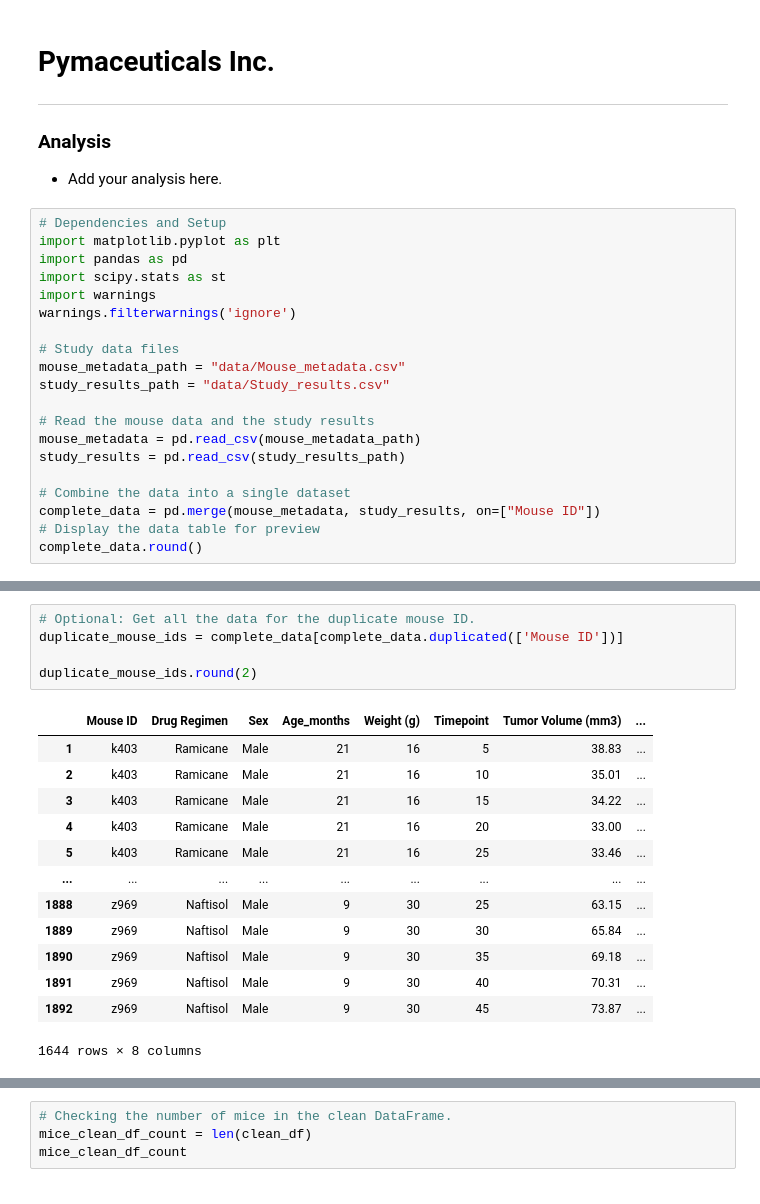
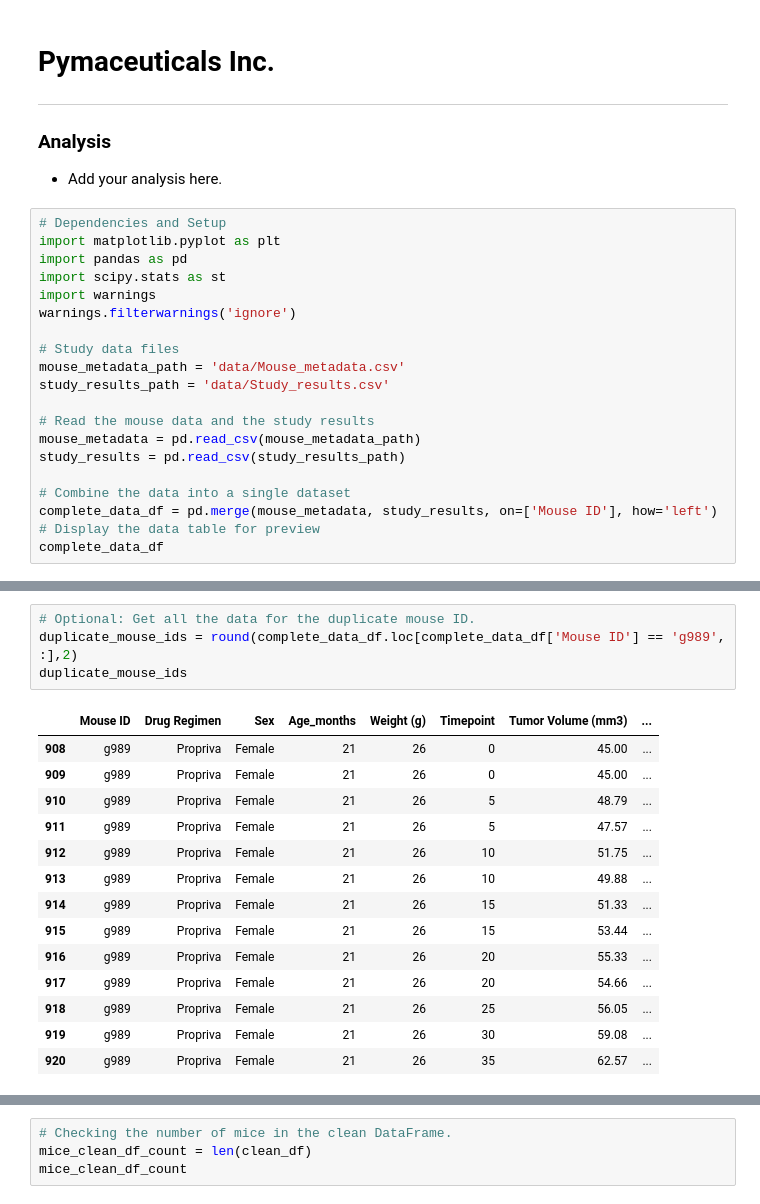
Before and after one commit to gusibis/challenge-5, a Jupyter notebook: pymaceuticals_starter.ipynb, the cells around one changed output, grey strips where cells are left out. Saved outputs shown, nothing was run; the diff lists cells and outputs as text.

```diff
--- a/pymaceuticals_starter.ipynb
+++ b/pymaceuticals_starter.ipynb
@@ -14,16 +14,16 @@ import warnings
 warnings.filterwarnings('ignore')
 
 # Study data files
-mouse_metadata_path = "data/Mouse_metadata.csv"
-study_results_path = "data/Study_results.csv"
+mouse_metadata_path = 'data/Mouse_metadata.csv'
+study_results_path = 'data/Study_results.csv'
 
 # Read the mouse data and the study results
 mouse_metadata = pd.read_csv(mouse_metadata_path)
 study_results = pd.read_csv(study_results_path)
 
 # Combine the data into a single dataset
-complete_data = pd.merge(mouse_metadata, study_results, on=["Mouse ID"])
+complete_data_df = pd.merge(mouse_metadata, study_results, on=['Mouse ID'], how='left')
 # Display the data table for preview
-complete_data.round()
+complete_data_df
 # %% [output]
 |  | Mouse ID | Drug Regimen | Sex | Age_months | Weight (g) | Timepoint | Tumor Volume (mm3) | ... |
@@ -59,22 +59,22 @@ duplicate_mouse_id_timepoint.round(2)
 | 917 | g989 | Propriva | Female | 21 | 26 | 20 | 54.66 | ... |
 # %%
 # Optional: Get all the data for the duplicate mouse ID.
-duplicate_mouse_ids = complete_data[complete_data.duplicated(['Mouse ID'])]
-
-duplicate_mouse_ids.round(2)
+duplicate_mouse_ids = round(complete_data_df.loc[complete_data_df['Mouse ID'] == 'g989', :],2)
+duplicate_mouse_ids
 # %% [output]
 |  | Mouse ID | Drug Regimen | Sex | Age_months | Weight (g) | Timepoint | Tumor Volume (mm3) | ... |
-| 1 | k403 | Ramicane | Male | 21 | 16 | 5 | 38.83 | ... |
-| 2 | k403 | Ramicane | Male | 21 | 16 | 10 | 35.01 | ... |
-| 3 | k403 | Ramicane | Male | 21 | 16 | 15 | 34.22 | ... |
-| 4 | k403 | Ramicane | Male | 21 | 16 | 20 | 33.00 | ... |
-| 5 | k403 | Ramicane | Male | 21 | 16 | 25 | 33.46 | ... |
-| ... | ... | ... | ... | ... | ... | ... | ... | ... |
-| 1888 | z969 | Naftisol | Male | 9 | 30 | 25 | 63.15 | ... |
-| 1889 | z969 | Naftisol | Male | 9 | 30 | 30 | 65.84 | ... |
-| 1890 | z969 | Naftisol | Male | 9 | 30 | 35 | 69.18 | ... |
-| 1891 | z969 | Naftisol | Male | 9 | 30 | 40 | 70.31 | ... |
-| 1892 | z969 | Naftisol | Male | 9 | 30 | 45 | 73.87 | ... |
+| 908 | g989 | Propriva | Female | 21 | 26 | 0 | 45.00 | ... |
+| 909 | g989 | Propriva | Female | 21 | 26 | 0 | 45.00 | ... |
+| 910 | g989 | Propriva | Female | 21 | 26 | 5 | 48.79 | ... |
+| 911 | g989 | Propriva | Female | 21 | 26 | 5 | 47.57 | ... |
+| 912 | g989 | Propriva | Female | 21 | 26 | 10 | 51.75 | ... |
+| 913 | g989 | Propriva | Female | 21 | 26 | 10 | 49.88 | ... |
+| 914 | g989 | Propriva | Female | 21 | 26 | 15 | 51.33 | ... |
+| 915 | g989 | Propriva | Female | 21 | 26 | 15 | 53.44 | ... |
+| 916 | g989 | Propriva | Female | 21 | 26 | 20 | 55.33 | ... |
+| 917 | g989 | Propriva | Female | 21 | 26 | 20 | 54.66 | ... |
+| 918 | g989 | Propriva | Female | 21 | 26 | 25 | 56.05 | ... |
+| 919 | g989 | Propriva | Female | 21 | 26 | 30 | 59.08 | ... |
+| 920 | g989 | Propriva | Female | 21 | 26 | 35 | 62.57 | ... |
-1644 rows × 8 columns
 # %%
 # Create a clean DataFrame by dropping the duplicate mouse by its ID.
```
Also changed, not shown: parts of 16 cells of this notebook.
